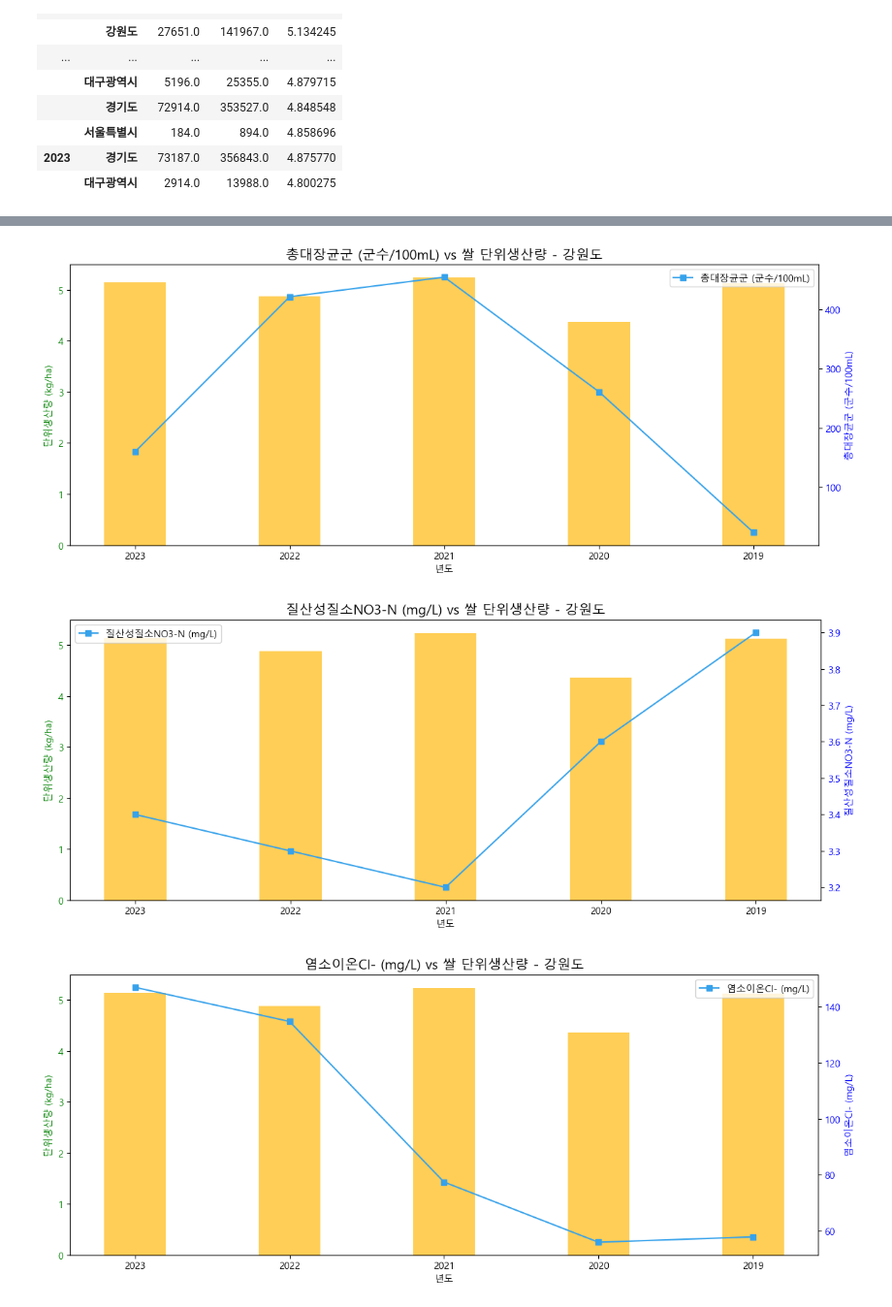
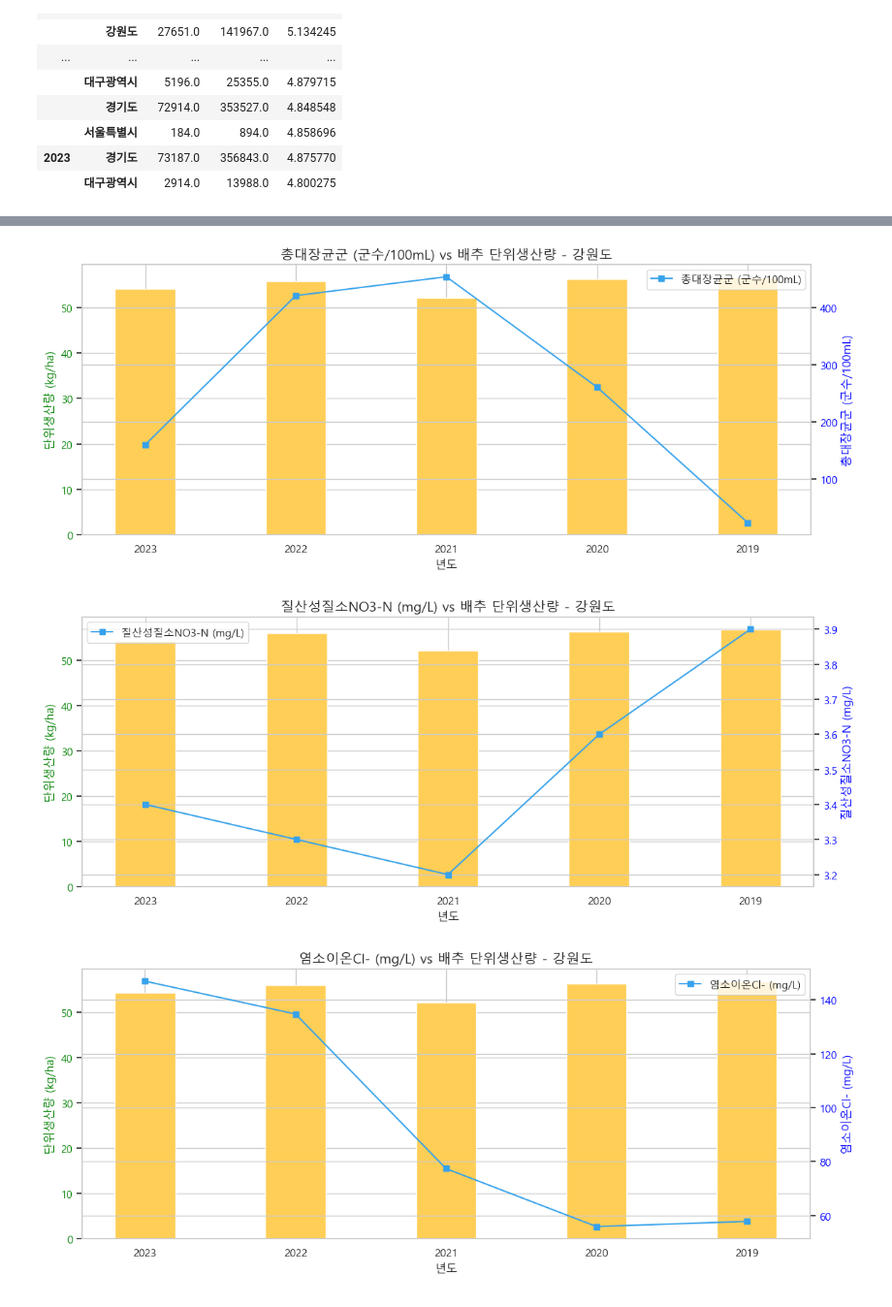
Before and after one commit to gwang1234/food_yield_analysis, a Jupyter notebook: foodWeather_data.ipynb, the cells around one changed output, grey strips where cells are left out. Shown at 97% size. Saved outputs shown, nothing was run; the diff lists cells and outputs as text; code cells hidden in the pictures.

```diff
--- a/foodWeather_data.ipynb
+++ b/foodWeather_data.ipynb
@@ -465,0 +764,9 @@ plt.show()
+# %%
+# 지역별, 품목별, 단위생산량과 평균기온 간의 연관관계 표
+# 강원도 배추 생산량과 평균기온 비교
+comparison = cabbage.join(temperature)
+comparison.dropna(axis=0, inplace=True)
+
+comparison = comparison.xs('강원도', level='행정구역별')
+comparison.drop(columns=['면적', '생산량'], inplace=True)
+comparison
@@ -465,0 +785,27 @@ plt.show()
+# %%
+# 지역별, 품목별, 단위생산량과 평균기온 간의 연관관계 표
+# 강원도 배추 생산량과 평균기온 비교
+
+# 문자열 → 숫자
+indicators = ['단위생산량', '평균기온']
+for col in indicators:
+    comparison[col] = pd.to_numeric(comparison[col], errors='coerce')
+
+# 시각화
+fig, ax1 = plt.subplots(figsize=(10, 6))
+
+plt.title('평균기온 vs 배추 단위생산량 - 강원도', fontsize=14)
+
+ax1.set_xlabel('년도')
+ax1.set_ylabel('단위생산량 (kg/ha)', color='green')
+ax1.bar(comparison.index, comparison['단위생산량'], color='#FFCE56', label='단위생산량', width=0.4)
+ax1.tick_params(axis='y', labelcolor='green')
+
+ax2 = ax1.twinx()
+ax2.set_ylabel('평균기온', color='blue')
+ax2.plot(comparison.index, comparison['평균기온'], marker='s', color='#36A2EB', label='평균기온')
+ax2.tick_params(axis='y', labelcolor='blue')
+
+fig.tight_layout()
+plt.legend()
+plt.show()
@@ -466,7 +889,7 @@ plt.show()
 # %%
 # 지역별, 품목별, 단위생산량과 지하수 중금속 농도 간의 연관관계 표
-# 강원도 쌀생산량과 지하수 중금속 농도 비교
-comparison = rice.join(quality)
+# 강원도 배추생산량과 지하수 중금속 농도 비교
+comparison = cabbage.join(quality)
 comparison.dropna(axis=0, inplace=True)
 
 comparison = comparison.xs('강원도', level='행정구역별')
@@ -484,6 +907,6 @@ comparison
 # %%
 # 지역별, 품목별, 단위생산량과 지하수 중금속 농도 간의 연관관계 표
-# 강원도 쌀생산량과 지하수 중금속 농도 비교
+# 강원도 배추생산량과 지하수 중금속 농도 비교
 import pandas as pd
 
 # 비교할 컬럼들
@@ -500,7 +923,7 @@ comparison = comparison.dropna(subset=['단위생산량'] + indicators)
 # 시각화
 for indicator in indicators:
     fig, ax1 = plt.subplots(figsize=(12, 5))
-    plt.title(f'{indicator} vs 쌀 단위생산량 - 강원도', fontsize=14)
+    plt.title(f'{indicator} vs 배추 단위생산량 - 강원도', fontsize=14)
 
     years = comparison.index
 
@@ -522,3 +945,3 @@ for indicator in indicators:
-[figure, old version]
+[figure, new version]
-[figure, old version]
+[figure, new version]
-[figure, old version]
+[figure, new version]
```
Also changed, not shown: parts of 19 cells of this notebook, 1 other file.
